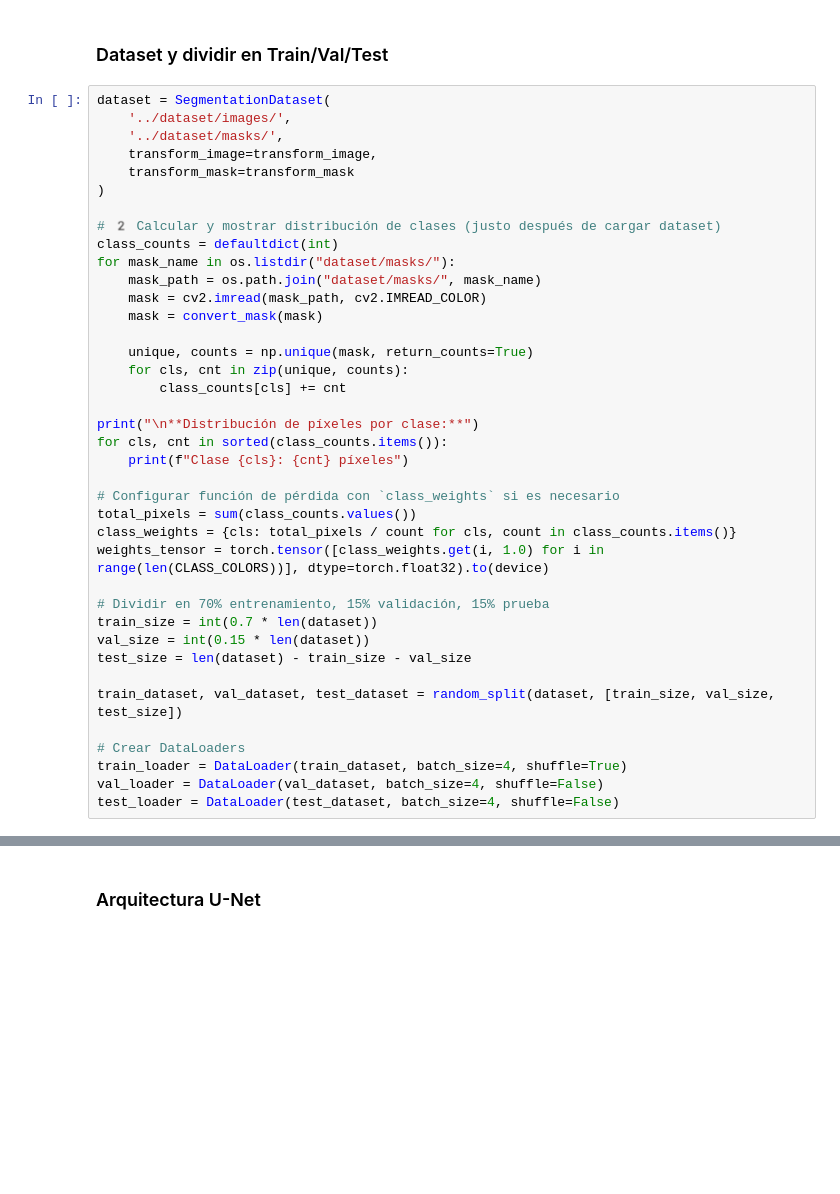
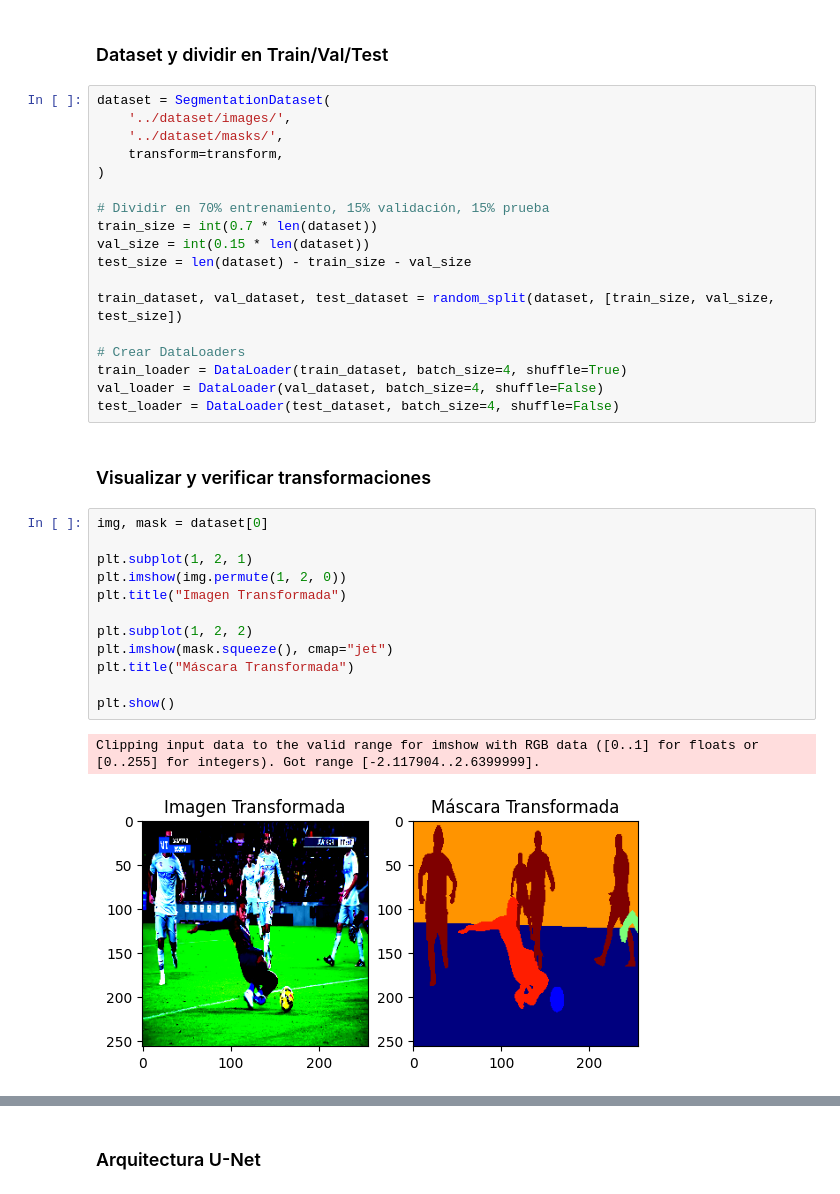
Before and after one commit to Josemgallegos/semantic-segmentation, a Jupyter notebook: notebook/training_unet2.ipynb, the cells around one changed output, grey strips where cells are left out. Cells and saved outputs as stored; diff of their text form; blank space fills up the shorter version.

```diff
--- a/notebook/training_unet2.ipynb
+++ b/notebook/training_unet2.ipynb
@@ -140,29 +133,8 @@ transform_mask = A.Compose([
 dataset = SegmentationDataset(
     '../dataset/images/',
     '../dataset/masks/',
-    transform_image=transform_image,
-    transform_mask=transform_mask
+    transform=transform,
 )
-
-# 2️ Calcular y mostrar distribución de clases (justo después de cargar dataset)
-class_counts = defaultdict(int)
-for mask_name in os.listdir("dataset/masks/"):
-    mask_path = os.path.join("dataset/masks/", mask_name)
-    mask = cv2.imread(mask_path, cv2.IMREAD_COLOR)
-    mask = convert_mask(mask)
-
-    unique, counts = np.unique(mask, return_counts=True)
-    for cls, cnt in zip(unique, counts):
-        class_counts[cls] += cnt
-
-print("\n**Distribución de píxeles por clase:**")
-for cls, cnt in sorted(class_counts.items()):
-    print(f"Clase {cls}: {cnt} píxeles")
-
-# Configurar función de pérdida con `class_weights` si es necesario
-total_pixels = sum(class_counts.values())
-class_weights = {cls: total_pixels / count for cls, count in class_counts.items()}
-weights_tensor = torch.tensor([class_weights.get(i, 1.0) for i in range(len(CLASS_COLORS))], dtype=torch.float32).to(device)
 
 # Dividir en 70% entrenamiento, 15% validación, 15% prueba
 train_size = int(0.7 * len(dataset))
@@ -175,6 +147,23 @@ train_dataset, val_dataset, test_dataset = random_split(dataset, [train_size, va
 train_loader = DataLoader(train_dataset, batch_size=4, shuffle=True)
 val_loader = DataLoader(val_dataset, batch_size=4, shuffle=False)
 test_loader = DataLoader(test_dataset, batch_size=4, shuffle=False)
+# %% [markdown]
+### Visualizar y verificar transformaciones
+# %%
+img, mask = dataset[0]
+
+plt.subplot(1, 2, 1)
+plt.imshow(img.permute(1, 2, 0))
+plt.title("Imagen Transformada")
+
+plt.subplot(1, 2, 2)
+plt.imshow(mask.squeeze(), cmap="jet")
+plt.title("Máscara Transformada")
+
+plt.show()
+# %% [output]
+Clipping input data to the valid range for imshow with RGB data ([0..1] for floats or [0..255] for integers). Got range [-2.117904..2.6399999].
+[figure, added]
 # %%
 print(f"Tamaño del conjunto de entrenamiento: {len(train_dataset)}")
 print(f"Tamaño del conjunto de validación: {len(val_dataset)}")
```
Also changed, not shown: parts of 27 cells of this notebook.
